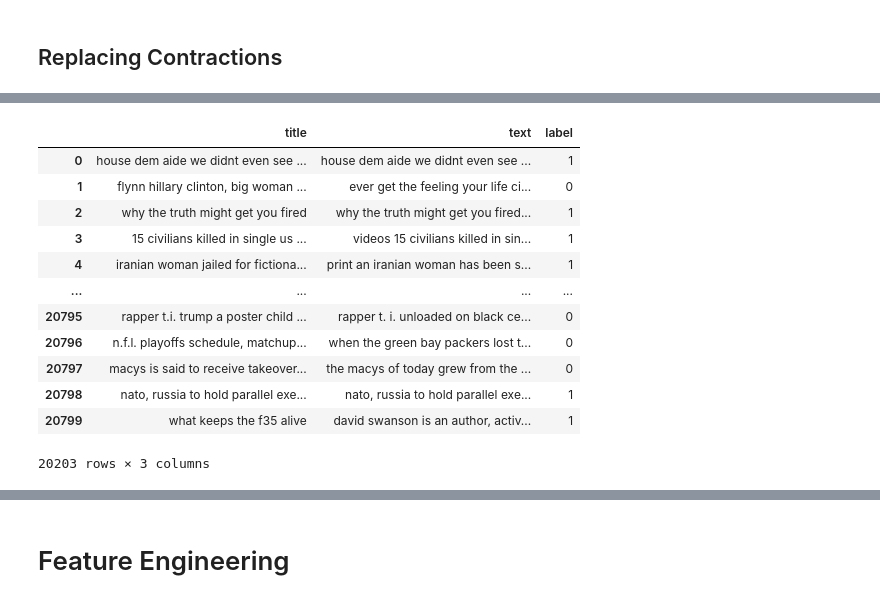
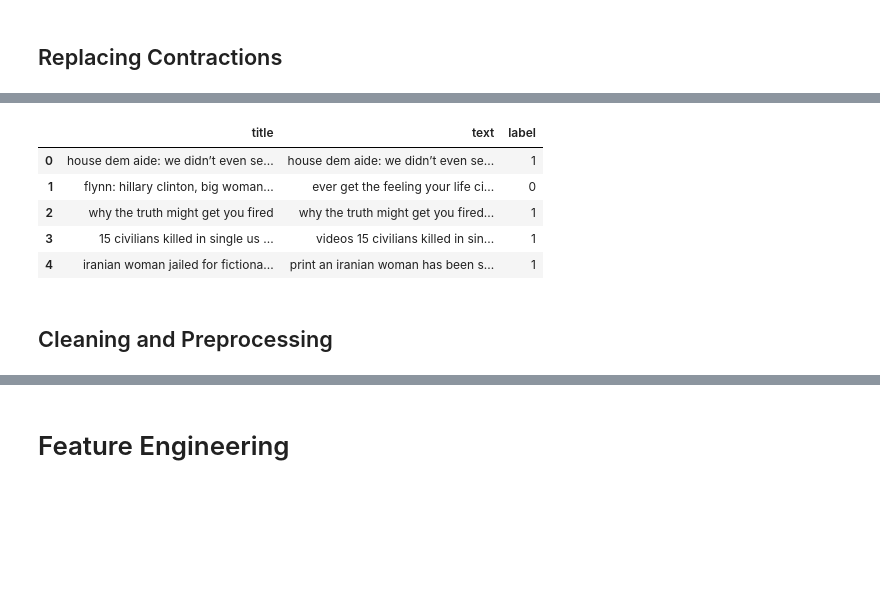
Before and after one commit to tikendraw/fake_news_classifier, a Jupyter notebook: fake_news_classifier.ipynb, the cells around one changed output, grey strips where cells are left out. Drawn from its saved outputs; the diff is of its cells as text; code cells hidden in the pictures; blank space fills up the shorter version.

```diff
--- a/fake_news_classifier.ipynb
+++ b/fake_news_classifier.ipynb
@@ -206,4 +164,0 @@ def remove_special_char(x, char_to_keep = [' ','.',',']):
-# %%
-%%time
-data['text'] = data['text'].apply(lambda x: remove_special_char(x))
-data['title'] = data['title'].apply(lambda x: remove_special_char(x))
@@ -231,4 +164,0 @@ data
-# %%
-%%time
-data['text'] = data['text'].apply(lambda x: str(x).lower())
-data['title'] = data['title'].apply(lambda x: str(x).lower())
@@ -390,10 +288,16 @@ ss = "you ain't shit, y'all shit"
 # %%
 # FUNCTIONS TO EXPAND CONTRACTIONS
 def cont_to_exp(x):
+    x = str(x).lower()
+    xsplited = x.split(' ')
     exp_sentence = []
     for s in x.split():
         if s in contractions_dict.keys():
+
             s = contractions_dict.get(s)
         exp_sentence.append(s)
 
-    return ' '.join(exp_sentence)
+    x = ' '.join(exp_sentence)
+    return x
+#     print(xsplited)
+#     return xsplited
@@ -404,5 +322,5 @@ cont_to_exp(ss)
 # %%
 %%time
-data['text'] = data['text'].apply(lambda x: cont_to_exp(x))
-data['title'] = data['title'].apply(lambda x: cont_to_exp(x))
+data['text'] = data['text'].apply(cont_to_exp)
+data['title'] = data['title'].apply(cont_to_exp)
 # %% [output]
@@ -411,16 +329,11 @@ Wall time: 4.5 s
 # %%
-data
+data.head()
 # %% [output]
 |  | title | text | label |
-| 0 | house dem aide we didnt even see ... | house dem aide we didnt even see ... | 1 |
-| 1 | flynn hillary clinton, big woman ... | ever get the feeling your life ci... | 0 |
+| 0 | house dem aide: we didn’t even se... | house dem aide: we didn’t even se... | 1 |
+| 1 | flynn: hillary clinton, big woman... | ever get the feeling your life ci... | 0 |
 | 2 | why the truth might get you fired | why the truth might get you fired... | 1 |
 | 3 | 15 civilians killed in single us ... | videos 15 civilians killed in sin... | 1 |
 | 4 | iranian woman jailed for fictiona... | print an iranian woman has been s... | 1 |
-| ... | ... | ... | ... |
-| 20795 | rapper t.i. trump a poster child ... | rapper t. i. unloaded on black ce... | 0 |
-| 20796 | n.f.l. playoffs schedule, matchup... | when the green bay packers lost t... | 0 |
-| 20797 | macys is said to receive takeover... | the macys of today grew from the ... | 0 |
-| 20798 | nato, russia to hold parallel exe... | nato, russia to hold parallel exe... | 1 |
-| 20799 | what keeps the f35 alive | david swanson is an author, activ... | 1 |
-20203 rows × 3 columns
+# %% [markdown]
+## Cleaning and Preprocessing
```
Also changed, not shown: parts of 70 cells of this notebook.
